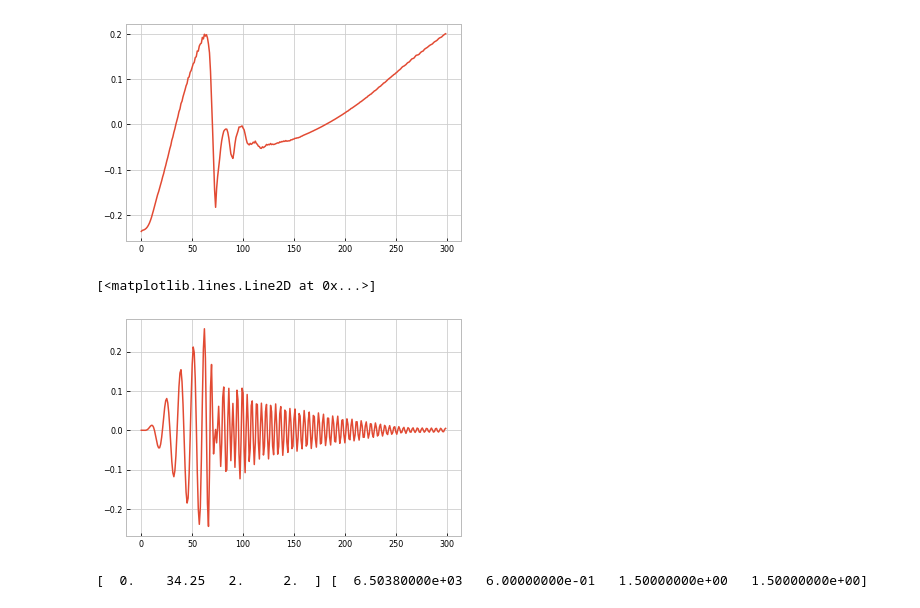
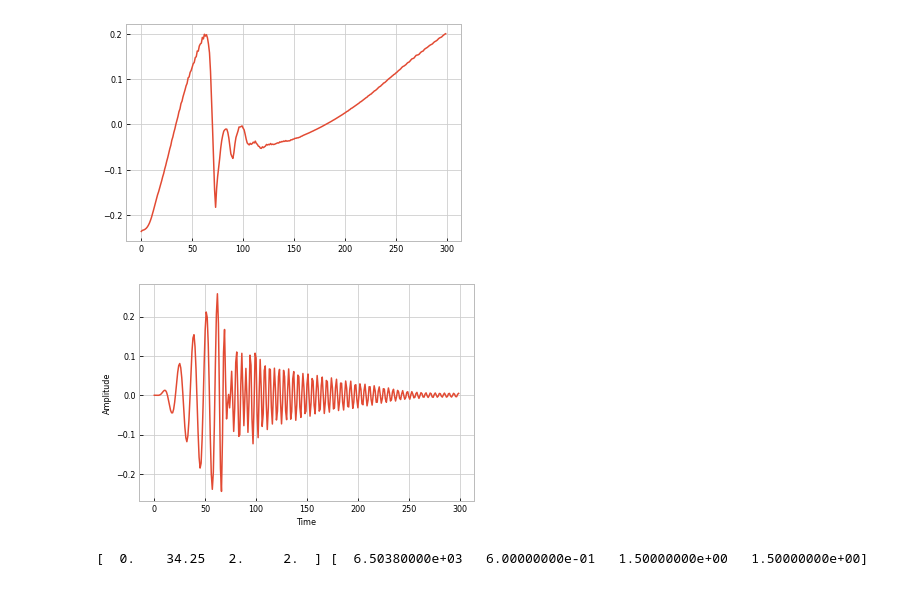
Before and after one commit to transientlunatic/heron, a Jupyter notebook: notebooks/ns/NS Output h-plus training data.ipynb, the cells around one changed output. Cells and saved outputs as stored; diff of their text form; code cells hidden in the pictures.

```diff
--- a/notebooks/ns/NS Output h-plus training data.ipynb
+++ b/notebooks/ns/NS Output h-plus training data.ipynb
@@ -19,9 +15,11 @@ plt.plot(gp.training_y[:300,0]*np.sin(gp.training_y[:300,1]))
 # %%
 der_data = gp.training_object.denormalise(gp.training_y, "label")[:300]
 plt.plot(der_data[:,0] * np.sin(der_data[:,1]))
+plt.xlabel("Time")
+plt.ylabel("Amplitude")
+plt.savefig("GW_Neutronstar.pdf")
 # %% [output]
-[<matplotlib.lines.Line2D at 0x...>]
-[figure, old version]
+[figure, new version]
 # %%
 sample_locs = gp.training_object.denormalise(gp.training_data, "target")[:300]
 # %%
```
Also changed, not shown: parts of 8 cells of this notebook, 2 other files.
